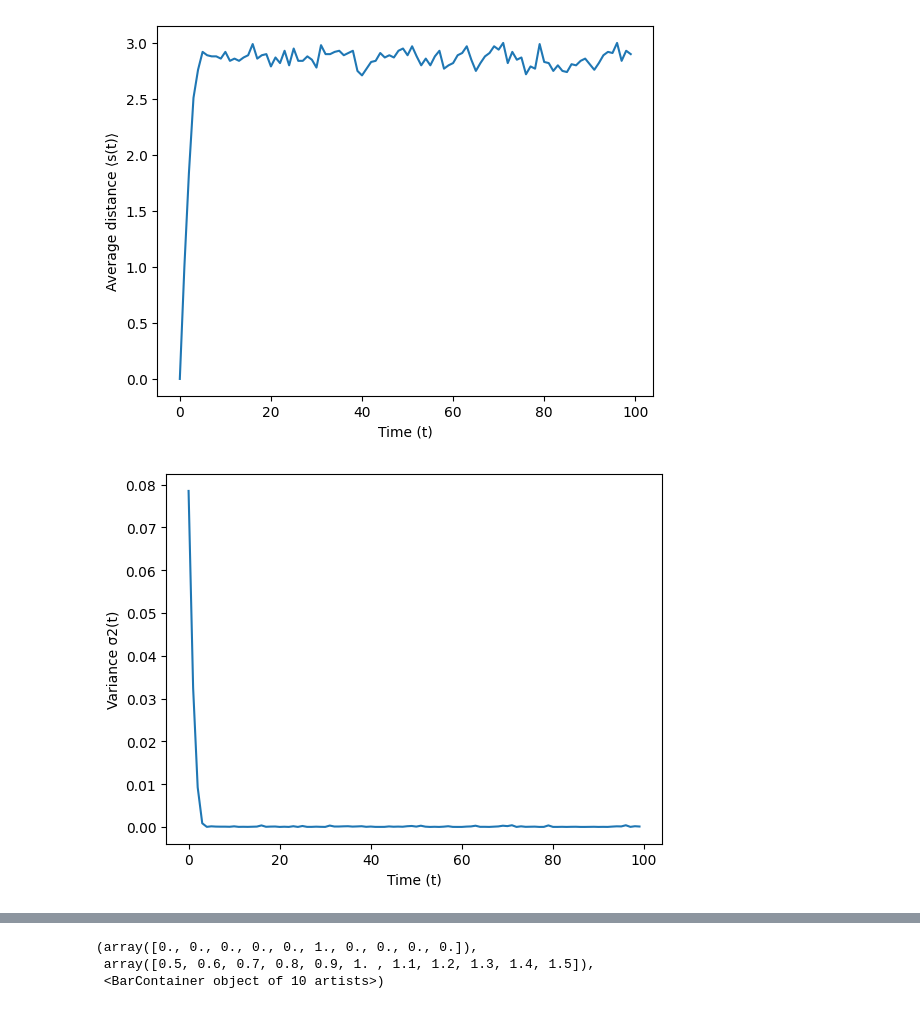
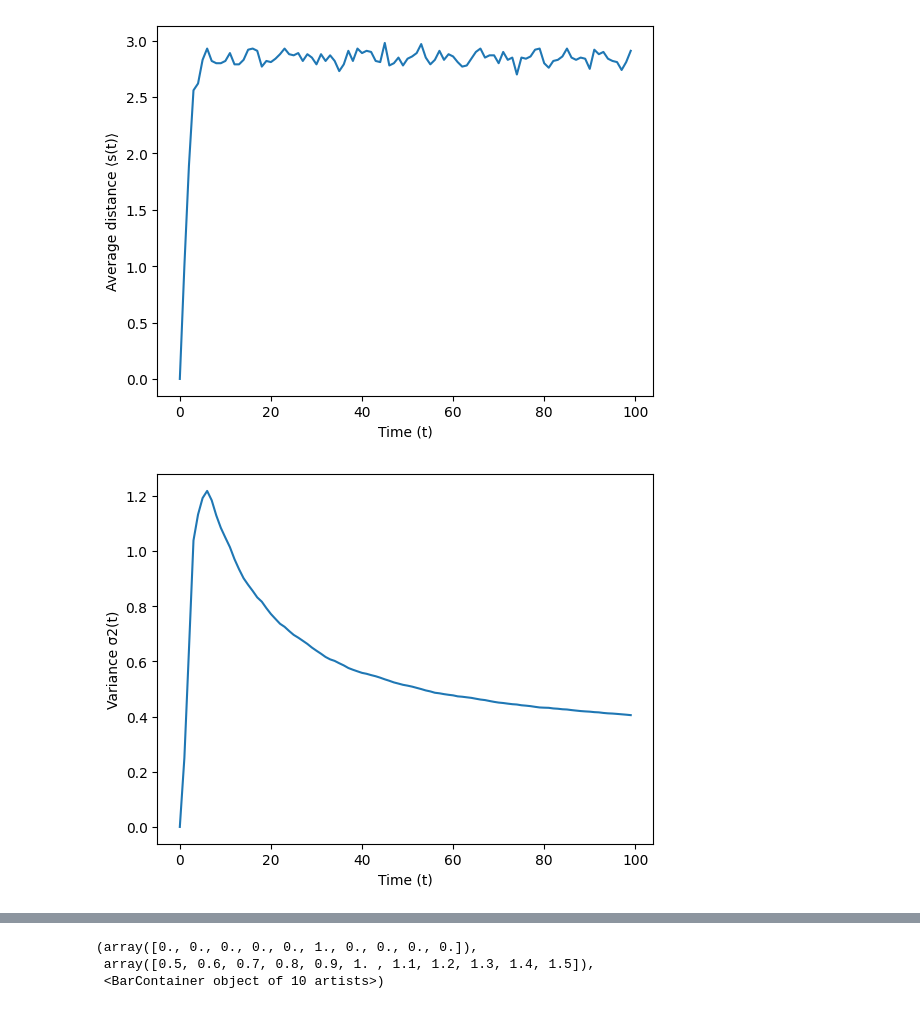
Before and after one commit to hershey890/ece232e, a Jupyter notebook: part2_1_2.ipynb, the cells around one changed output, grey strips where cells are left out. Saved outputs shown, nothing was run; the diff lists cells and outputs as text; code cells hidden in the pictures.

```diff
--- a/part2_1_2.ipynb
+++ b/part2_1_2.ipynb
@@ -34,37 +60,42 @@ for r in range(repetitions):
     # Select a random starting node
     start_node = np.random.randint(0, g.vcount())
     curr_node = start_node
+    temp = []
 
     # Perform the random walk for each time step
     for t in range(t_max):
         # Get the shortest path length from the starting node to current node
         s = g.distances(curr_node,start_node)[0]
+        temp.append(s)
         # Calculate the average and variance of the distance
         s_avg[t] += s
-        # s_var[t] += s
+        s_var[t] += np.var(temp)
 
         # Take a random step to one of the neighboring nodes
         neighbors = g.neighbors(start_node)
         if len(neighbors) > 0:
             start_node = np.random.choice(neighbors)
 
 # Calculate the averages over all repetitions
 s_avg /= repetitions
-s_var = (s_avg - np.mean(s_avg))**2 / repetitions
+# s_var = (s_avg - np.mean(s_avg))**2 / repetitions
+s_var /= repetitions
+
+
 
 # Plot the results
 plt.plot(s_avg)
 plt.xlabel('Time (t)')
 plt.ylabel('Average distance ⟨s(t)⟩')
 plt.show()
 
 plt.plot(s_var)
 plt.xlabel('Time (t)')
 plt.ylabel('Variance σ2(t)')
 plt.show()
 # %% [output]
-[figure, old version]
+[figure, new version]
-[figure, old version]
+[figure, new version]
 # %%
 # number of steps and repetitions
 t_max = 100
```
Also changed, not shown: parts of 32 cells of this notebook.
